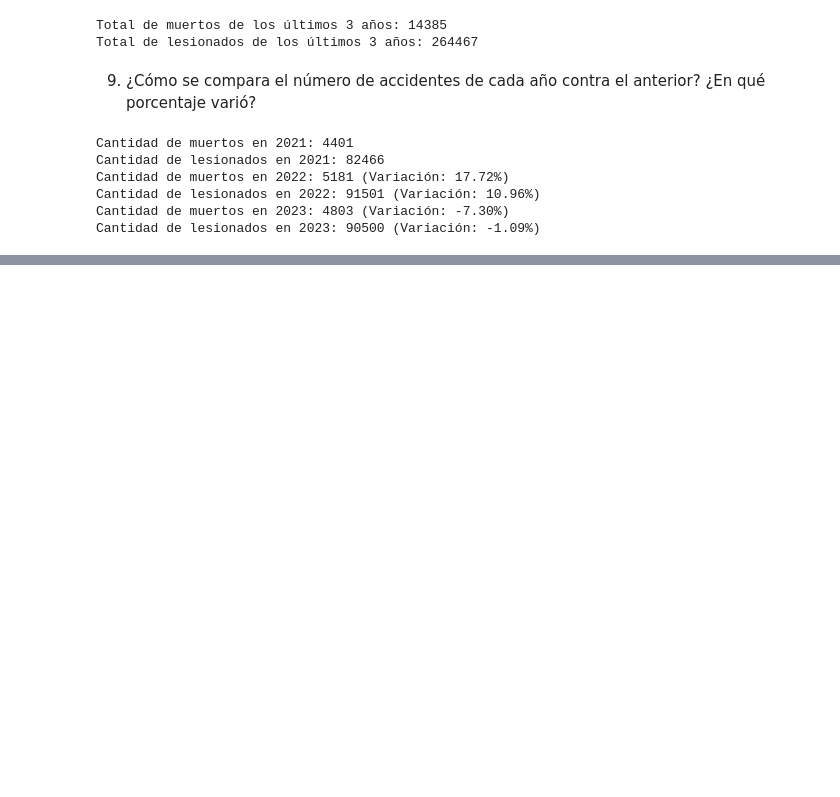
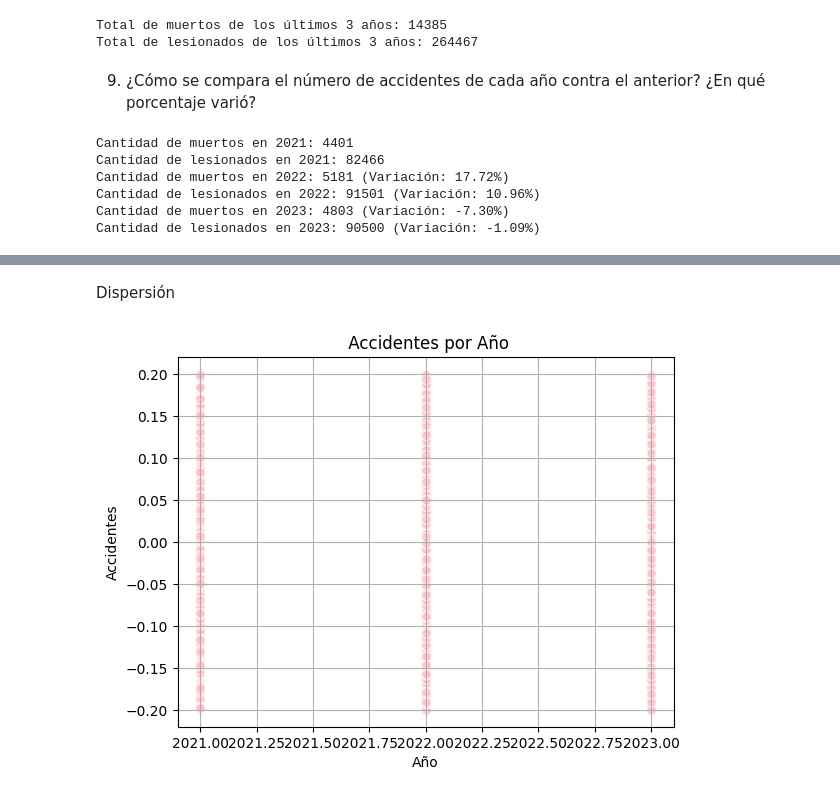
Before and after one commit to Lacuena/Ejercicios-ATUS-, a Jupyter notebook: Prueba.ipynb, the cells around one changed output, grey strips where cells are left out. Cells and saved outputs as stored; diff of their text form; code cells hidden in the pictures; blank space fills up the shorter version.

```diff
--- a/Prueba.ipynb
+++ b/Prueba.ipynb
@@ -198,0 +231,26 @@ Cantidad de lesionados en 2023: 90500 (Variación: -1.09%)
+# %% [markdown]
+Dispersión
+# %%
+
+import random
+
+puntos_x = []
+puntos_y = []
+
+for anio in [2021, 2022, 2023]:
+    accidentes_anio = dataset[dataset['ANIO'] == anio]
+
+    for accidente in accidentes_anio.itertuples():
+        puntos_x.append(anio)
+        desplazamiento_y = random.uniform(-0.2, 0.2)
+        puntos_y.append(desplazamiento_y)
+
+plt.scatter(puntos_x, puntos_y, color='pink', edgecolor='white', alpha=0.7, s=50)
+plt.title(' Accidentes por Año')
+plt.xlabel('Año')
+plt.ylabel('Accidentes')
+
+plt.grid(True)
+plt.show()
+# %% [output]
+[figure, added]
```
Also changed, not shown: parts of 7 cells of this notebook.
